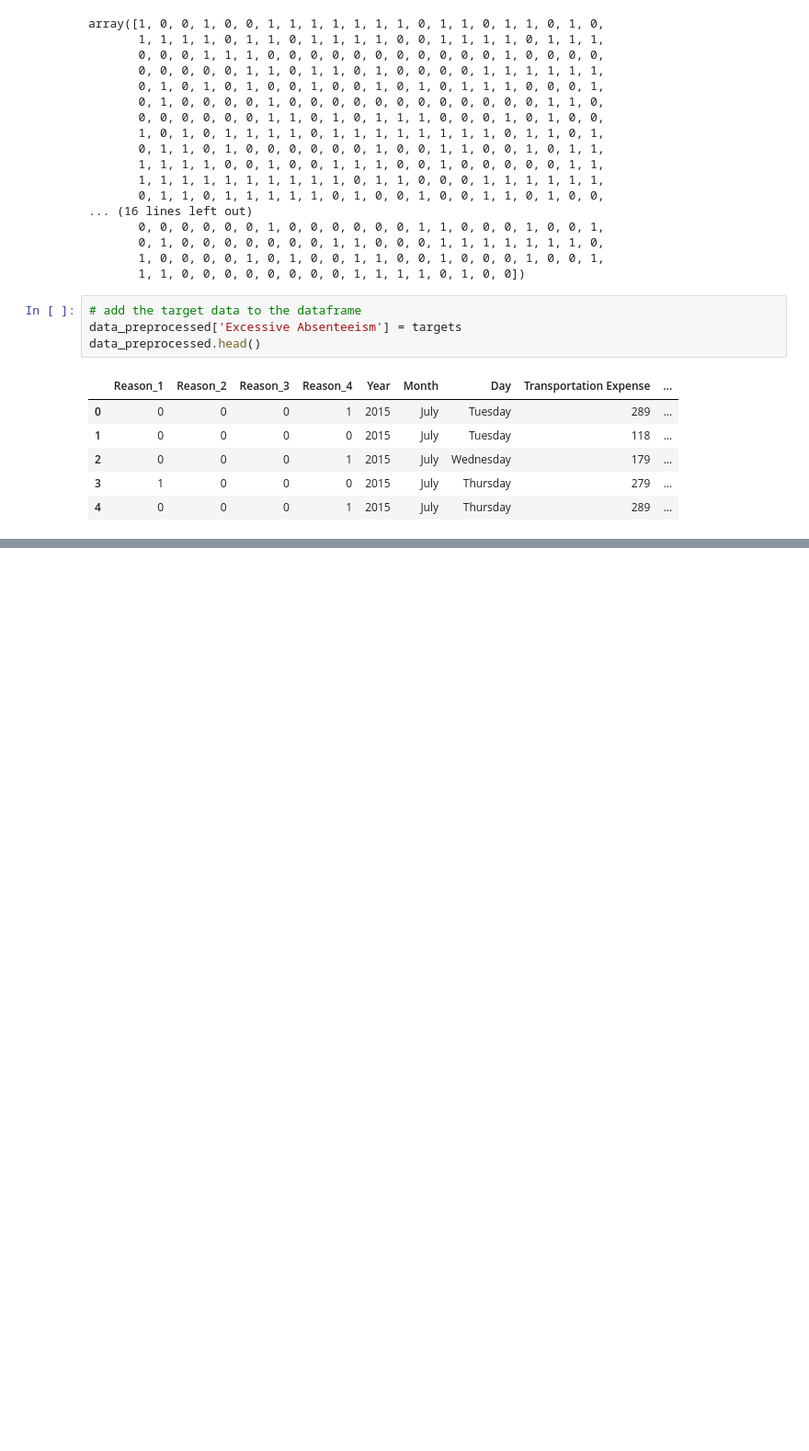
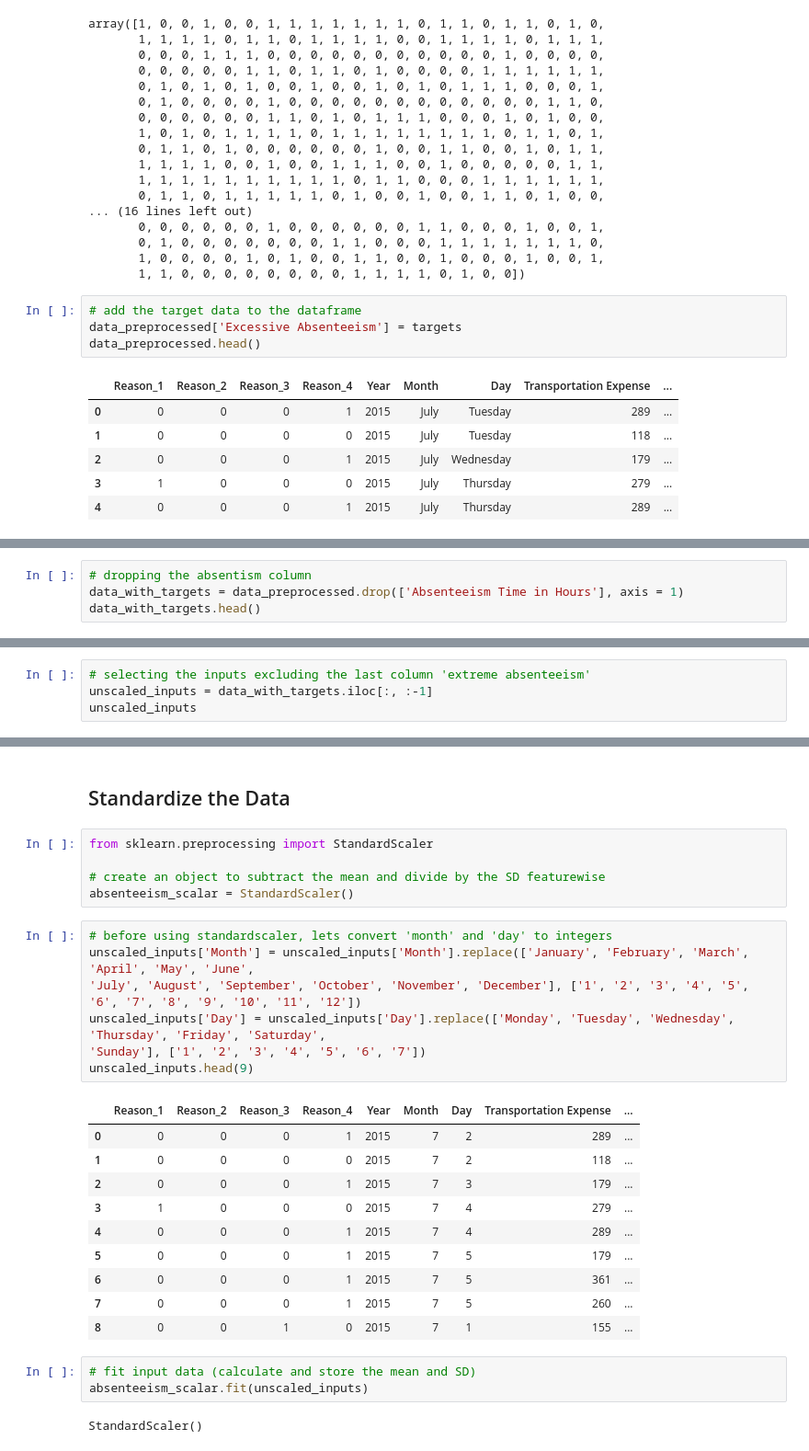
Before and after one commit to I-Sobe/absenteeism, a Jupyter notebook: scripts/machine_learning.ipynb, the cells around one changed output, grey strips where cells are left out. Shown at 92% size. Cells and saved outputs as stored; diff of their text form; blank space fills up the shorter version.

Commit message:
feat:Standardizing inputs

```diff
--- a/scripts/machine_learning.ipynb
+++ b/scripts/machine_learning.ipynb
@@ -71,0 +77,4 @@ data_preprocessed.head()
+# %%
+# dropping the absentism column
+data_with_targets = data_preprocessed.drop(['Absenteeism Time in Hours'], axis = 1)
+data_with_targets.head()
@@ -71,0 +94,4 @@ data_preprocessed.head()
+# %%
+# selecting the inputs excluding the last column 'extreme absenteeism'
+unscaled_inputs = data_with_targets.iloc[:, :-1]
+unscaled_inputs
@@ -71,0 +112,30 @@ data_preprocessed.head()
+# %% [markdown]
+## Standardize the Data
+# %%
+from sklearn.preprocessing import StandardScaler
+
+# create an object to subtract the mean and divide by the SD featurewise
+absenteeism_scalar = StandardScaler()
+# %%
+# before using standardscaler, lets convert 'month' and 'day' to integers
+unscaled_inputs['Month'] = unscaled_inputs['Month'].replace(['January', 'February', 'March', 'April', 'May', 'June',
+'July', 'August', 'September', 'October', 'November', 'December'], ['1', '2', '3', '4', '5', '6', '7', '8', '9', '10', '11', '12'])
+unscaled_inputs['Day'] = unscaled_inputs['Day'].replace(['Monday', 'Tuesday', 'Wednesday', 'Thursday', 'Friday', 'Saturday',
+'Sunday'], ['1', '2', '3', '4', '5', '6', '7'])
+unscaled_inputs.head(9)
+# %% [output]
+|  | Reason_1 | Reason_2 | Reason_3 | Reason_4 | Year | Month | Day | Transportation Expense | ... |
+| 0 | 0 | 0 | 0 | 1 | 2015 | 7 | 2 | 289 | ... |
+| 1 | 0 | 0 | 0 | 0 | 2015 | 7 | 2 | 118 | ... |
+| 2 | 0 | 0 | 0 | 1 | 2015 | 7 | 3 | 179 | ... |
+| 3 | 1 | 0 | 0 | 0 | 2015 | 7 | 4 | 279 | ... |
+| 4 | 0 | 0 | 0 | 1 | 2015 | 7 | 4 | 289 | ... |
+| 5 | 0 | 0 | 0 | 1 | 2015 | 7 | 5 | 179 | ... |
+| 6 | 0 | 0 | 0 | 1 | 2015 | 7 | 5 | 361 | ... |
+| 7 | 0 | 0 | 0 | 1 | 2015 | 7 | 5 | 260 | ... |
+| 8 | 0 | 0 | 1 | 0 | 2015 | 7 | 1 | 155 | ... |
+# %%
+# fit input data (calculate and store the mean and SD)
+absenteeism_scalar.fit(unscaled_inputs)
+# %% [output]
+StandardScaler()
```
Also changed, not shown: parts of 6 cells of this notebook, 2 other files.
